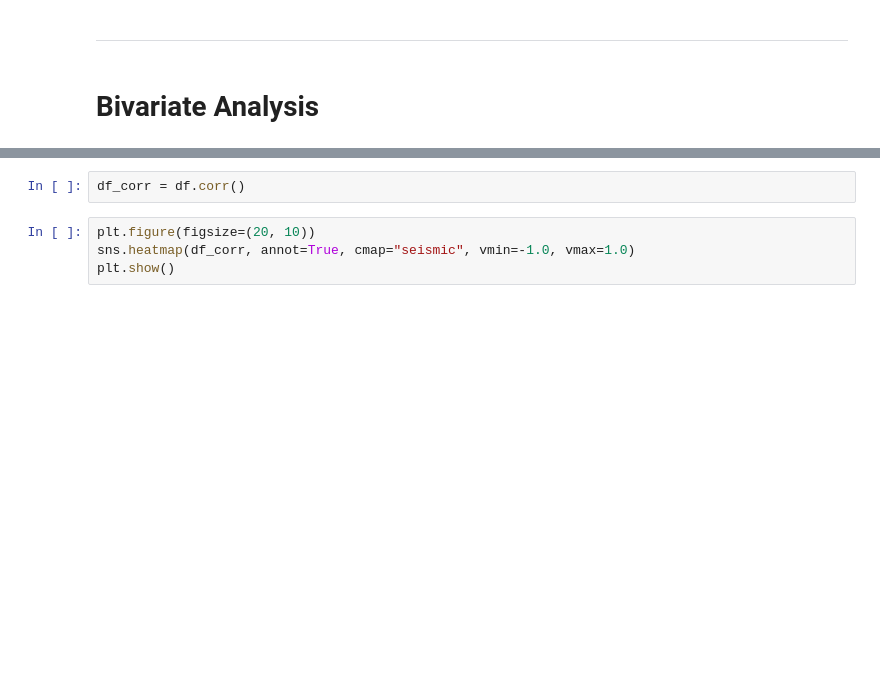
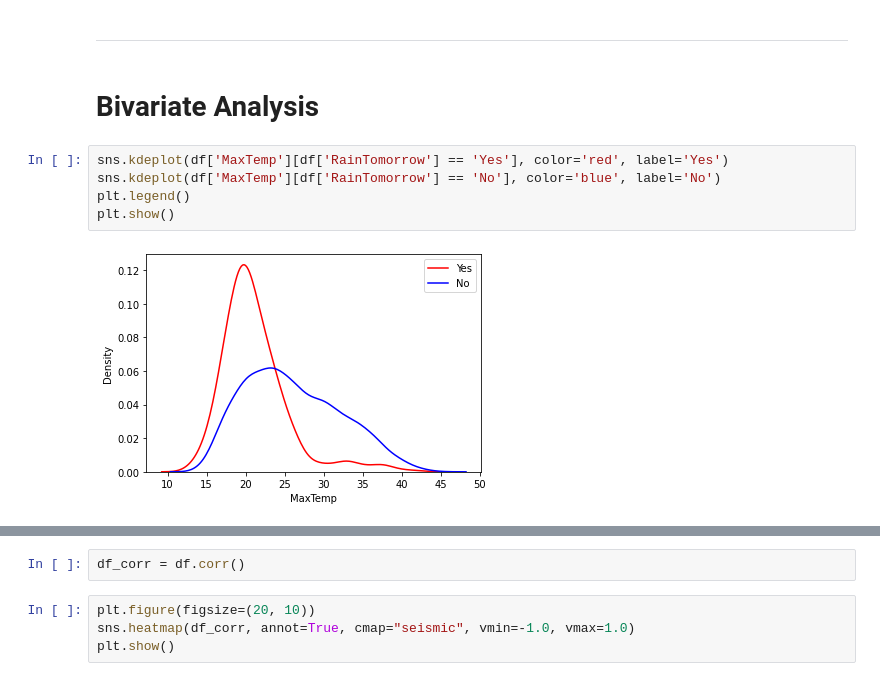
Before and after one commit to poolGolez/project-roosevelt, a Jupyter notebook: will-it-rain-in-perth.ipynb, the cells around one changed output, grey strips where cells are left out. Cells and saved outputs as stored; diff of their text form; blank space fills up the shorter version.

```diff
--- a/will-it-rain-in-perth.ipynb
+++ b/will-it-rain-in-perth.ipynb
@@ -1333,3 +1303,10 @@ plt.show()
 ---------------------------------------------------------------------------------------
 # %% [markdown]
 # Bivariate Analysis
+# %%
+sns.kdeplot(df['MaxTemp'][df['RainTomorrow'] == 'Yes'], color='red', label='Yes')
+sns.kdeplot(df['MaxTemp'][df['RainTomorrow'] == 'No'], color='blue', label='No')
+plt.legend()
+plt.show()
+# %% [output]
+[figure, added]
```
Also changed, not shown: parts of 21 cells of this notebook.
